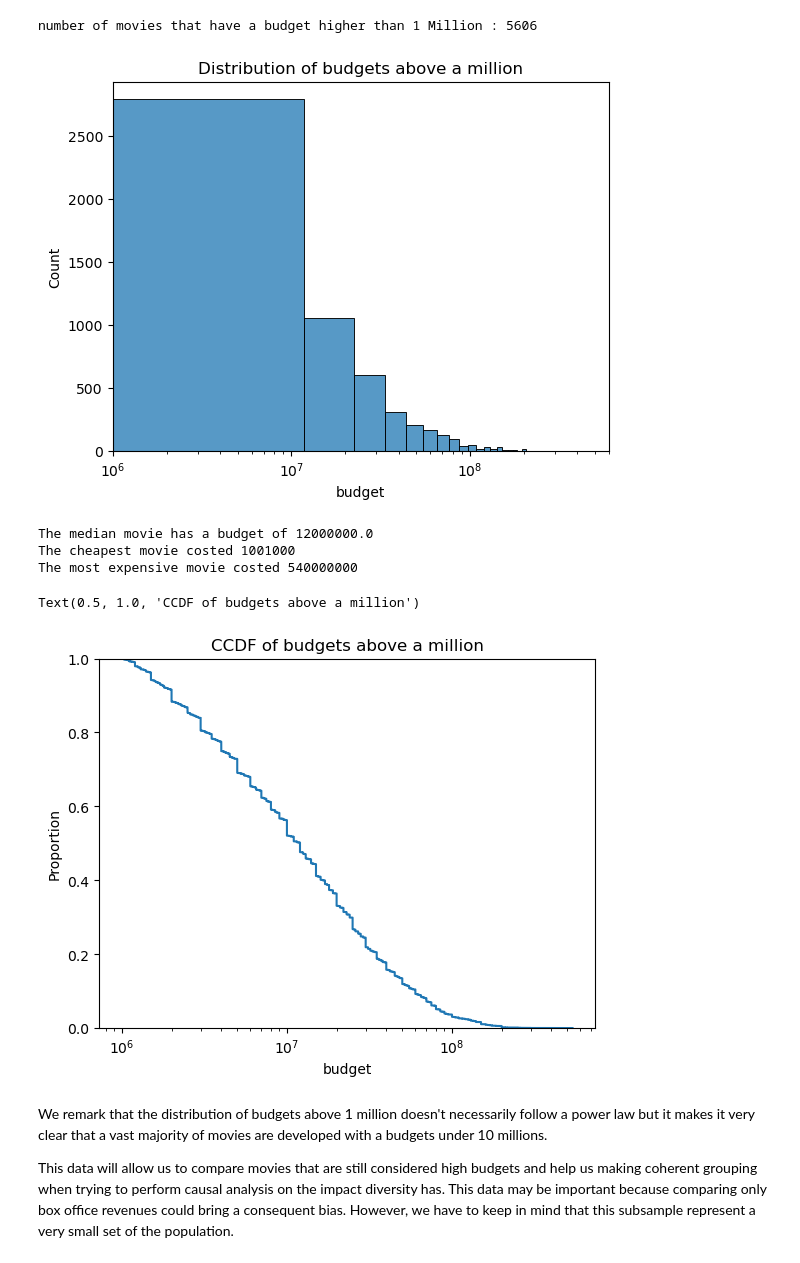
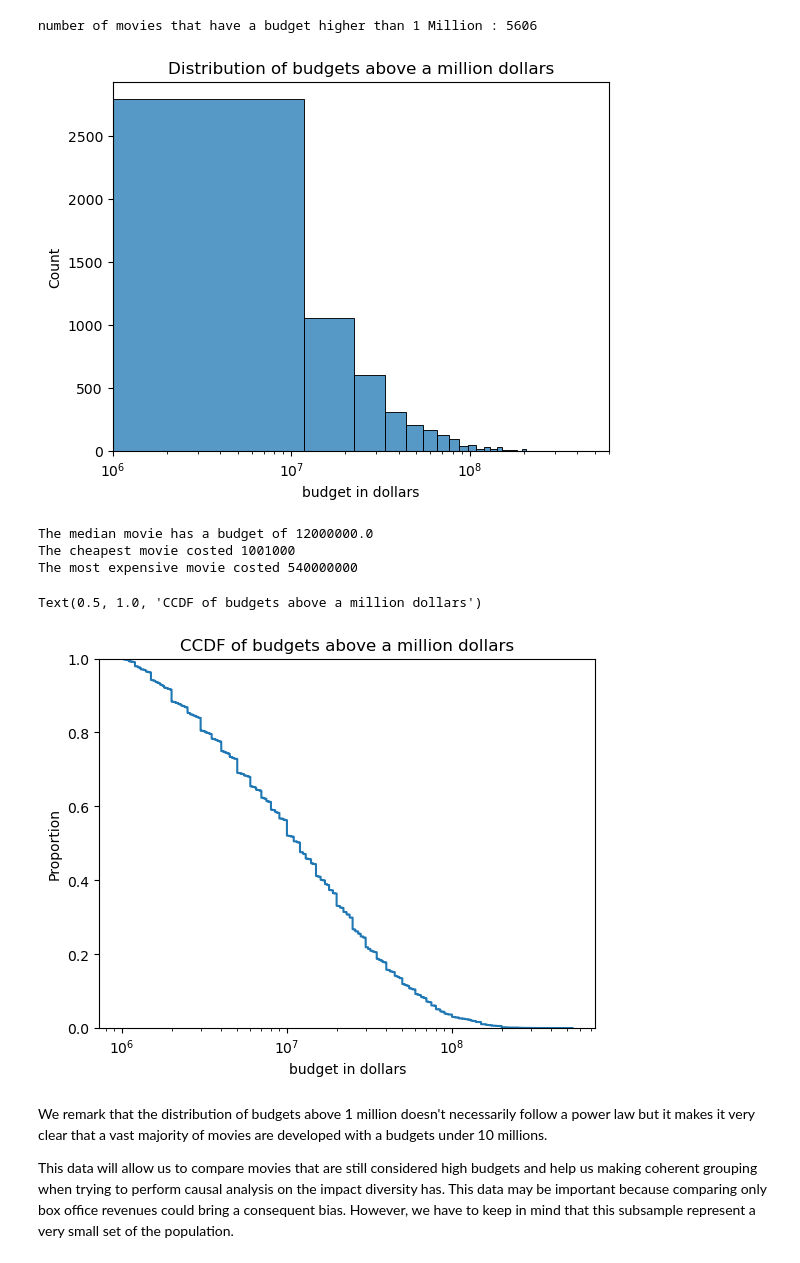
Before and after one commit to epfl-ada/ada-2023-project-analytixxperts2023, a Jupyter notebook: milestoneP2.ipynb, the cells around one changed output. Saved outputs shown, nothing was run; the diff lists cells and outputs as text; code cells hidden in the pictures.

Commit message:
title edits for clarity

```diff
--- a/milestoneP2.ipynb
+++ b/milestoneP2.ipynb
@@ -464,26 +464,28 @@ number of movies that have a budget higher than 1 Million : 5606
 # %%
 ## Get the informations of the highest and smallest budgets for movies above a million
 ## and plot the overall distribution
 sns.histplot(data=movies_budgets,x='budget',bins=50)
-plt.title('Distribution of budgets above a million')
+plt.title('Distribution of budgets above a million dollars')
 plt.xlim([1e6,6e8])
+plt.xlabel('budget in dollars')
 plt.xscale('log')
 plt.show()
 print('The median movie has a budget of {}'.format(movies_budgets['budget'].median()))
 print('The cheapest movie costed {}\nThe most expensive movie costed {}'
       .format(min_budget,max_budget))
 # %% [output]
-[figure, old version]
+[figure, new version]
 The median movie has a budget of 12000000.0
 The cheapest movie costed 1001000
 The most expensive movie costed 540000000
 # %%
-## Plot a ccdf to get a better idea of the budget distribution above a million
+## Plot a ccdf to get a better idea of the budget distribution above a million dollars
 sns.ecdfplot(data=movies_budgets,x='budget',complementary=True,log_scale=True)
-plt.title('CCDF of budgets above a million')
+plt.xlabel('budget in dollars')
+plt.title('CCDF of budgets above a million dollars')
 # %% [output]
-Text(0.5, 1.0, 'CCDF of budgets above a million')
+Text(0.5, 1.0, 'CCDF of budgets above a million dollars')
-[figure, old version]
+[figure, new version]
 # %% [markdown]
 We remark that the distribution of budgets above 1 million doesn't necessarily follow a power law but it makes it very clear that a vast majority of movies are developed with a budgets under 10 millions.
 
```
